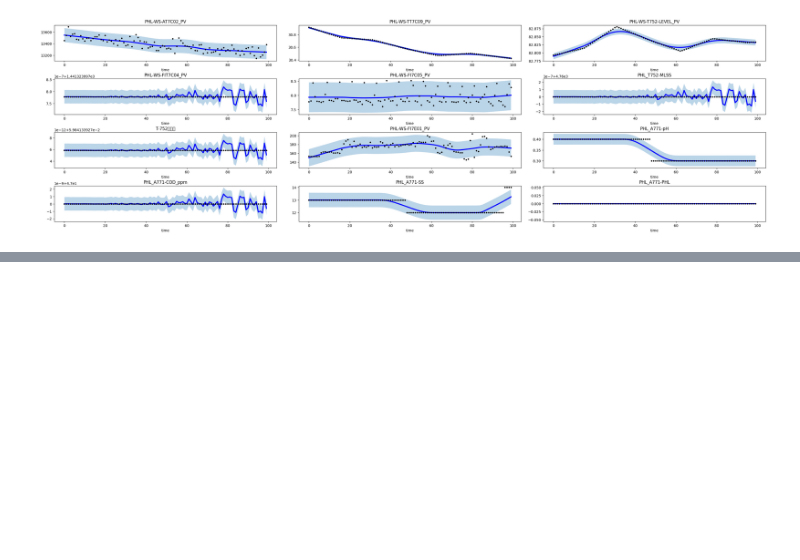
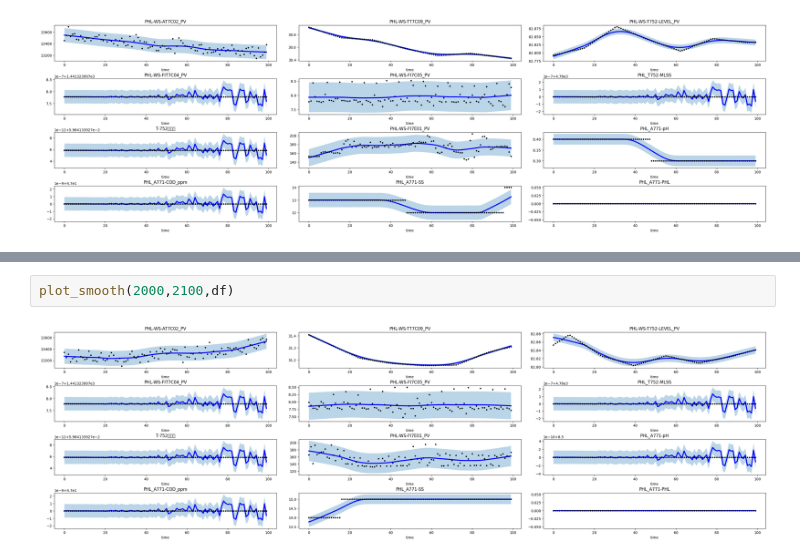
Before and after one commit to skywalker0803r/Wastewater-Biological-Treatment, a Jupyter notebook: Observation_time_delay.ipynb, the cells around one changed output, grey strips where cells are left out. Saved outputs shown, nothing was run; the diff lists cells and outputs as text; blank space fills up the shorter version.

```diff
--- a/Observation_time_delay.ipynb
+++ b/Observation_time_delay.ipynb
@@ -155,0 +193,4 @@ for i in range(len(titles)):
+# %%
+plot_smooth(2000,2100,df)
+# %% [output]
+[figure, added]
```
Also changed, not shown: parts of 6 cells of this notebook.
